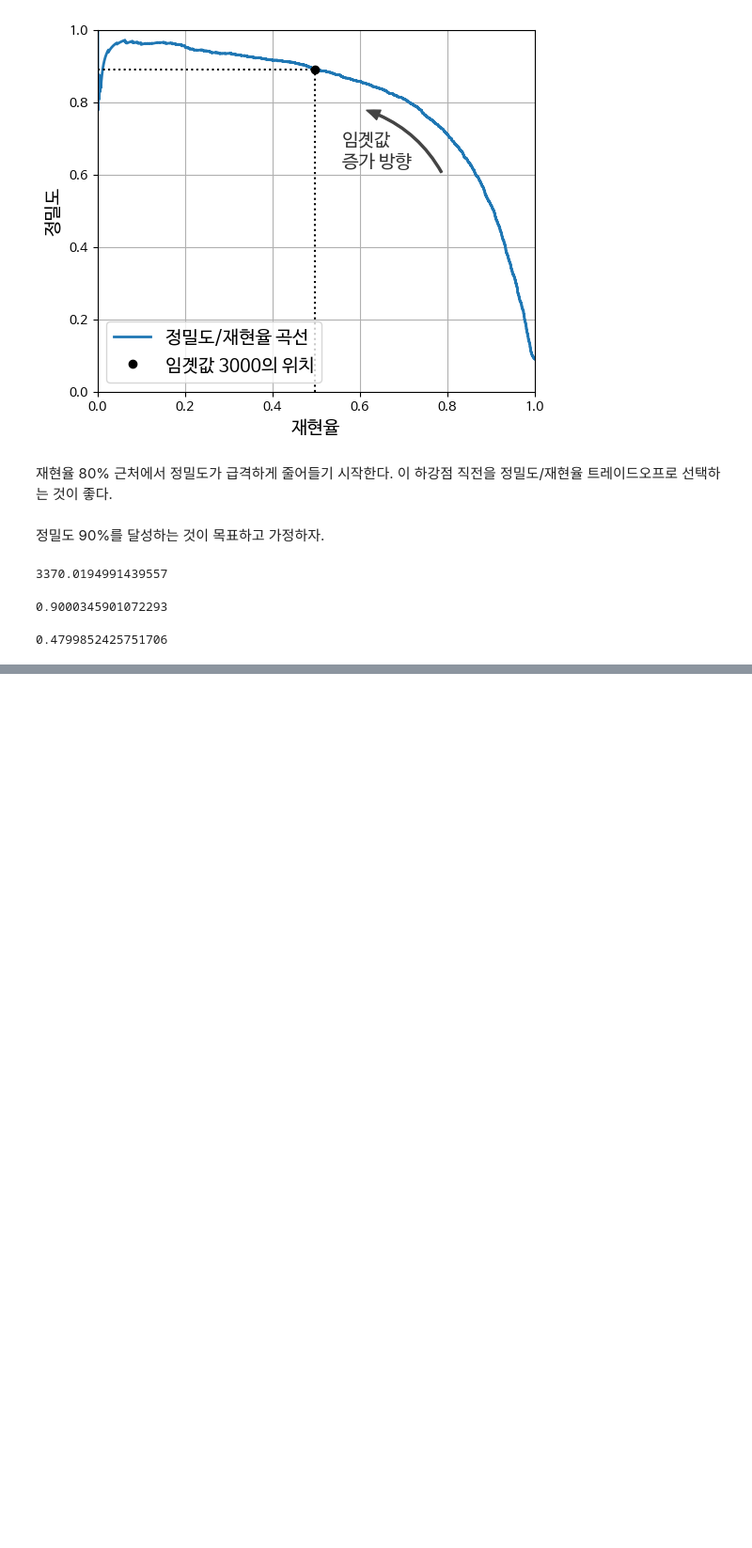
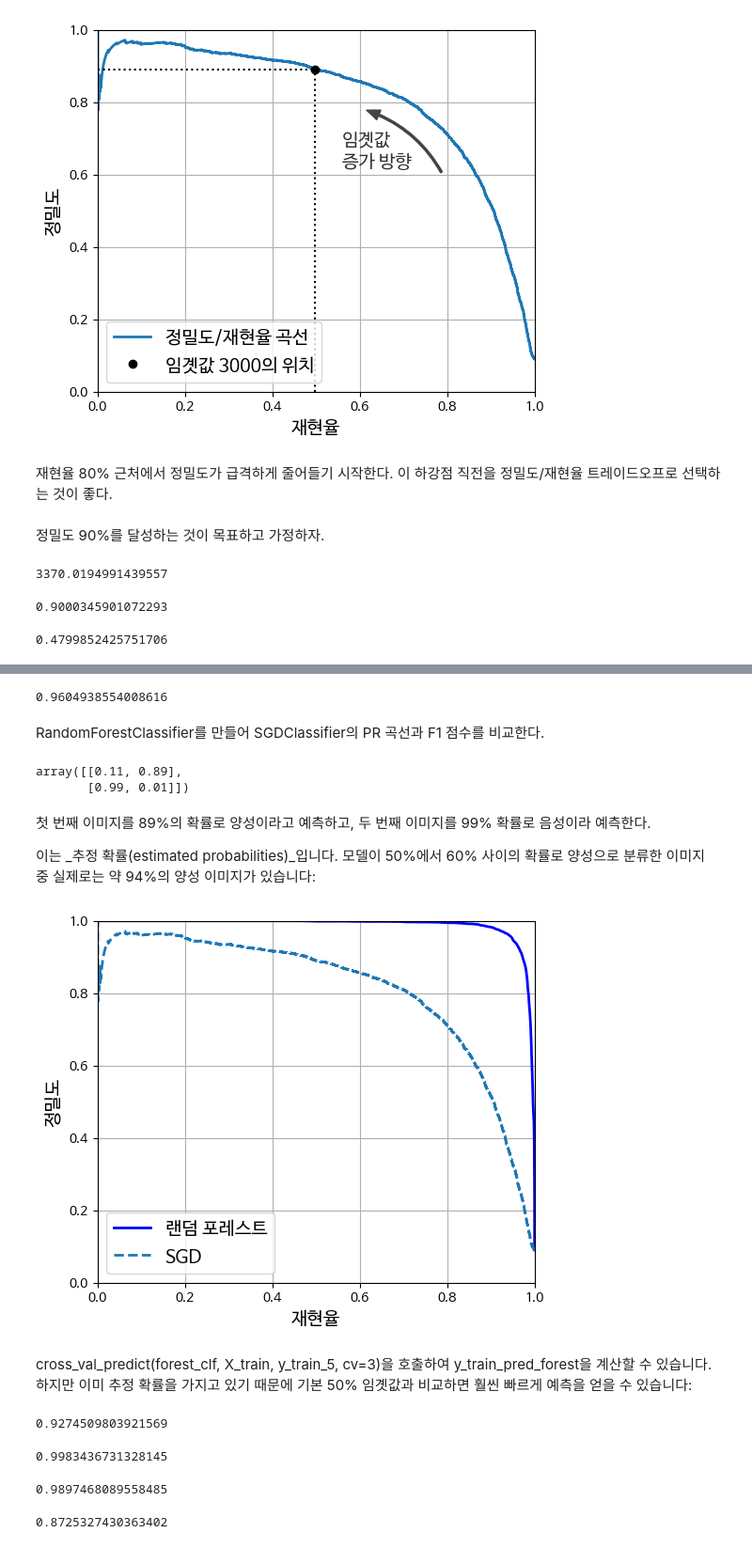
Before and after one commit to sheepjun96/Hands_On-Maching-Learning, a Jupyter notebook: 3장_분류.ipynb, the cells around one changed output, grey strips where cells are left out. Shown: that part at 94% size. Cells and saved outputs as stored; diff of their text form; code cells hidden in the pictures; blank space fills up the shorter version.

```diff
--- a/3장_분류.ipynb
+++ b/3장_분류.ipynb
@@ -328,0 +364,64 @@ recall_at_90_precision
+# %%
+from sklearn.metrics import roc_auc_score
+
+roc_auc_score(y_train_5, y_scores)
+# %% [output]
+0.9604938554008616
+# %% [markdown]
+RandomForestClassifier를 만들어 SGDClassifier의 PR 곡선과 F1 점수를 비교한다.
+# %%
+from sklearn.ensemble import RandomForestClassifier
+
+forest_clf = RandomForestClassifier(random_state=42)
+# %%
+y_probas_forest = cross_val_predict(forest_clf, X_train, y_train_5, cv=3,
+                                    method="predict_proba")
+# %%
+y_probas_forest[:2]
+# %% [output]
+array([[0.11, 0.89],
+       [0.99, 0.01]])
+# %% [markdown]
+첫 번째 이미지를 89%의 확률로 양성이라고 예측하고, 두 번째 이미지를 99% 확률로 음성이라 예측한다.
+
+이는 _추정 확률(estimated probabilities)_입니다. 모델이 50%에서 60% 사이의 확률로 양성으로 분류한 이미지 중 실제로는 약 94%의 양성 이미지가 있습니다:
+# %%
+y_scores_forest = y_probas_forest[:, 1]
+precisions_forest, recalls_forest, thresholds_forest = precision_recall_curve(
+    y_train_5, y_scores_forest)
+# %%
+plt.figure(figsize=(6, 5))  # 추가 코드
+
+plt.plot(recalls_forest, precisions_forest, "b-", linewidth=2,
+         label="랜덤 포레스트")
+plt.plot(recalls, precisions, "--", linewidth=2, label="SGD")
+
+# 추가 코드 – 그림 3–8을 그리고 저장합니다
+plt.xlabel("재현율")
+plt.ylabel("정밀도")
+plt.axis([0, 1, 0, 1])
+plt.grid()
+plt.legend(loc="lower left")
+
+plt.show()
+# %% [output]
+[figure, added]
+# %% [markdown]
+cross_val_predict(forest_clf, X_train, y_train_5, cv=3)을 호출하여 y_train_pred_forest을 계산할 수 있습니다. 하지만 이미 추정 확률을 가지고 있기 때문에 기본 50% 임곗값과 비교하면 훨씬 빠르게 예측을 얻을 수 있습니다:
+# %%
+y_train_pred_forest = y_probas_forest[:, 1] >= 0.5  # 양성 확률 ≥ 50%
+f1_score(y_train_5, y_train_pred_forest)
+# %% [output]
+0.9274509803921569
+# %%
+roc_auc_score(y_train_5, y_scores_forest)
+# %% [output]
+0.9983436731328145
+# %%
+precision_score(y_train_5, y_train_pred_forest)
+# %% [output]
+0.9897468089558485
+# %%
+recall_score(y_train_5, y_train_pred_forest)
+# %% [output]
+0.8725327430363402
```
Also changed, not shown: parts of 44 cells of this notebook.
